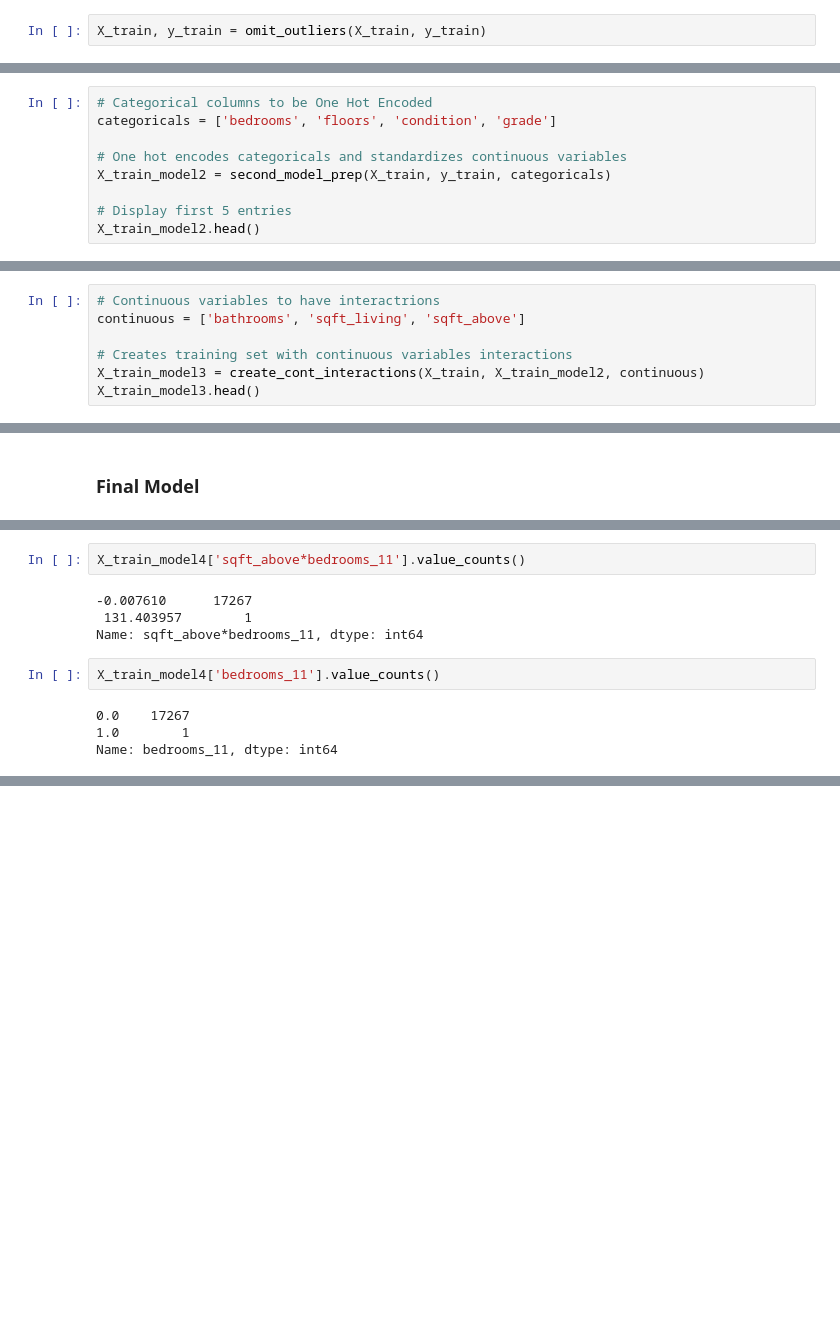
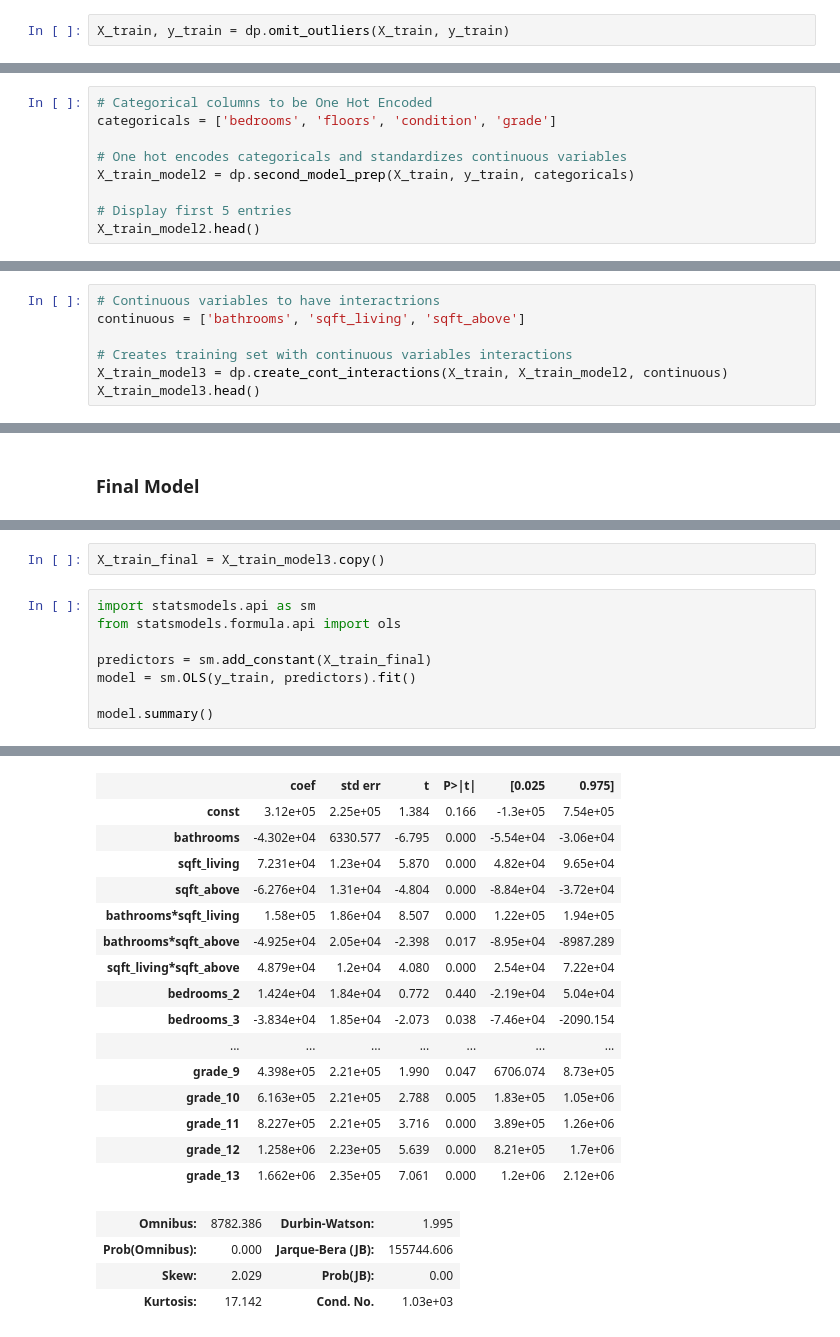
Before and after one commit to cschneck7/phase-2-project, a Jupyter notebook: EDA_notebook.ipynb, the cells around one changed output, grey strips where cells are left out. Saved outputs shown, nothing was run; the diff lists cells and outputs as text; blank space fills up the shorter version.

Commit message:
Added data_preparation and figure python files, moved function over, final model needs work

```diff
--- a/EDA_notebook.ipynb
+++ b/EDA_notebook.ipynb
@@ -416,5 +286,5 @@ def omit_outliers(X_train, y_train):
 # %%
-X_train, y_train = omit_outliers(X_train, y_train)
+X_train, y_train = dp.omit_outliers(X_train, y_train)
 # %%
 X_train.hist(figsize=(24,24), bins=40);
 # %% [output]
@@ -460,7 +296,7 @@ def second_model_prep(X_train, y_train, categoricals):
 categoricals = ['bedrooms', 'floors', 'condition', 'grade']
 
 # One hot encodes categoricals and standardizes continuous variables
-X_train_model2 = second_model_prep(X_train, y_train, categoricals)
+X_train_model2 = dp.second_model_prep(X_train, y_train, categoricals)
 
 # Display first 5 entries
 X_train_model2.head()
@@ -628,7 +346,7 @@ def create_cont_interactions(X_train, X_train_OHE, continuous):
 continuous = ['bathrooms', 'sqft_living', 'sqft_above']
 
 # Creates training set with continuous variables interactions
-X_train_model3 = create_cont_interactions(X_train, X_train_model2, continuous)
+X_train_model3 = dp.create_cont_interactions(X_train, X_train_model2, continuous)
 X_train_model3.head()
 # %% [output]
 |  | bathrooms | sqft_living | sqft_above | bathrooms*sqft_living | bathrooms*sqft_above | sqft_living*sqft_above | ... |
@@ -873,12 +460,11 @@ Reshape your data either using array.reshape(-1, 1) if your data has a single fe
-# %%
-X_train_model4['sqft_above*bedrooms_11'].value_counts()
-# %% [output]
--0.007610      17267
- 131.403957        1
-Name: sqft_above*bedrooms_11, dtype: int64
-# %%
-X_train_model4['bedrooms_11'].value_counts()
-# %% [output]
-0.0    17267
-1.0        1
-Name: bedrooms_11, dtype: int64
+# %%
+X_train_final = X_train_model3.copy()
+# %%
+import statsmodels.api as sm
+from statsmodels.formula.api import ols
+
+predictors = sm.add_constant(X_train_final)
+model = sm.OLS(y_train, predictors).fit()
+
+model.summary()
+# %% [output]
@@ -884,0 +481,20 @@ Name: bedrooms_11, dtype: int64
+|  | coef | std err | t | P>|t| | [0.025 | 0.975] |
+| const | 3.12e+05 | 2.25e+05 | 1.384 | 0.166 | -1.3e+05 | 7.54e+05 |
+| bathrooms | -4.302e+04 | 6330.577 | -6.795 | 0.000 | -5.54e+04 | -3.06e+04 |
+| sqft_living | 7.231e+04 | 1.23e+04 | 5.870 | 0.000 | 4.82e+04 | 9.65e+04 |
+| sqft_above | -6.276e+04 | 1.31e+04 | -4.804 | 0.000 | -8.84e+04 | -3.72e+04 |
+| bathrooms*sqft_living | 1.58e+05 | 1.86e+04 | 8.507 | 0.000 | 1.22e+05 | 1.94e+05 |
+| bathrooms*sqft_above | -4.925e+04 | 2.05e+04 | -2.398 | 0.017 | -8.95e+04 | -8987.289 |
+| sqft_living*sqft_above | 4.879e+04 | 1.2e+04 | 4.080 | 0.000 | 2.54e+04 | 7.22e+04 |
+| bedrooms_2 | 1.424e+04 | 1.84e+04 | 0.772 | 0.440 | -2.19e+04 | 5.04e+04 |
+| bedrooms_3 | -3.834e+04 | 1.85e+04 | -2.073 | 0.038 | -7.46e+04 | -2090.154 |
+| ... | ... | ... | ... | ... | ... | ... |
+| grade_9 | 4.398e+05 | 2.21e+05 | 1.990 | 0.047 | 6706.074 | 8.73e+05 |
+| grade_10 | 6.163e+05 | 2.21e+05 | 2.788 | 0.005 | 1.83e+05 | 1.05e+06 |
+| grade_11 | 8.227e+05 | 2.21e+05 | 3.716 | 0.000 | 3.89e+05 | 1.26e+06 |
+| grade_12 | 1.258e+06 | 2.23e+05 | 5.639 | 0.000 | 8.21e+05 | 1.7e+06 |
+| grade_13 | 1.662e+06 | 2.35e+05 | 7.061 | 0.000 | 1.2e+06 | 2.12e+06 |
+| Omnibus: | 8782.386 | Durbin-Watson: | 1.995 |
+| Prob(Omnibus): | 0.000 | Jarque-Bera (JB): | 155744.606 |
+| Skew: | 2.029 | Prob(JB): | 0.00 |
+| Kurtosis: | 17.142 | Cond. No. | 1.03e+03 |
```
Also changed, not shown: parts of 34 cells of this notebook, 2 other files.
